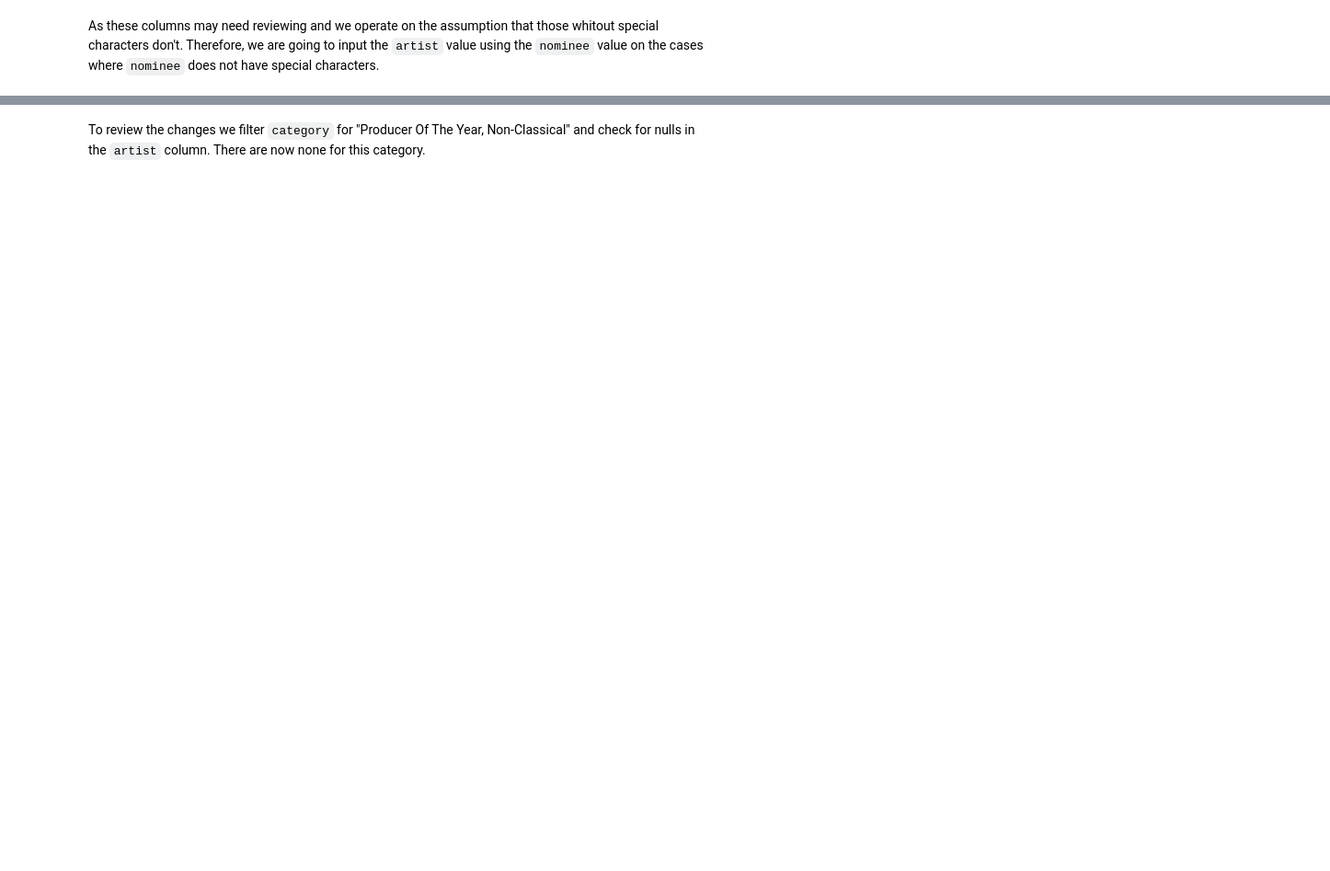
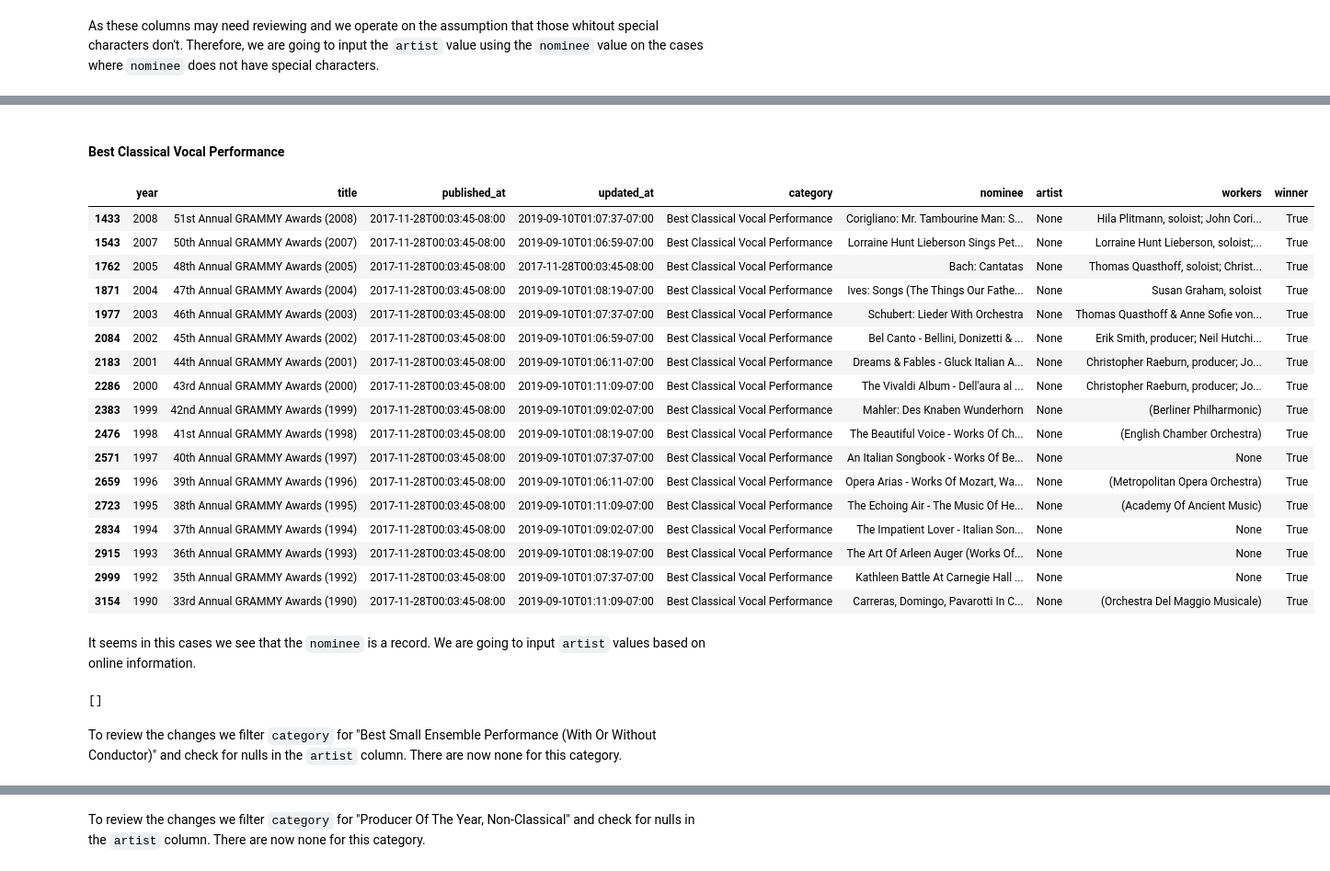
Before and after one commit to ntlg72/ws_002, a Jupyter notebook: notebooks/3.0-nlg-eda-grammys.ipynb, the cells around one changed output, grey strips where cells are left out. Shown at 92% size. Cells and saved outputs as stored; diff of their text form; code cells hidden in the pictures; blank space fills up the shorter version.

```diff
--- a/notebooks/3.0-nlg-eda-grammys.ipynb
+++ b/notebooks/3.0-nlg-eda-grammys.ipynb
@@ -397,2 +437,2 @@ In the cases when the `category` contains "Best" or "of the Year" and "artist" t
 # %%
-df1.loc[(df1['category'] == 'Producer Of The Year, Non-Classical') & (df1['artist'].isnull()), 'artist'] = df1['nominee']
+df1 = assign_nominee_to_artist(df1, "Producer Of The Year (Non-Classical)")
@@ -398,0 +539,24 @@ df1.loc[(df1['category'] == 'Producer Of The Year, Non-Classical') & (df1['artis
+# %%
+updates_best_classical_vocal={1816:"Janet Baker",
+                            3230:"Dawn Upshaw" ,
+                            3374:"Kathleen Battle",
+                            3443:"Kathleen Battle",
+                            3514:"John Aler",
+                            3585:"Heather Harper, Jessye Norman, Jose van Dam",
+                            3654:"Marilyn Horne, Leontyne Price",
+                            3718:"Leontyne Price",
+                            3767:"Dietrich Fischer-Dieskau",
+                            3775:"Marilyn Horne, Luciano Pavarotti, Joan Sutherland",
+                            3835:"Leontyne Price",
+                            3888:"Luciano Pavarotti",
+                            3942:"Luciano Pavarotti",
+                            4039:"Beverly Sills",
+                            4088:"Janet Baker",
+                            4183:"Leontyne Price",
+                            4315:"Dietrich Fischer-Dieskau",
+                            4450:"Leontyne Price",
+                            4538:"Leontyne Price"
+
+}
+
+df1 = update_columns(df1, updates=updates_best_classical_vocal)
@@ -398,0 +584,2 @@ df1.loc[(df1['category'] == 'Producer Of The Year, Non-Classical') & (df1['artis
+# %%
+df1 = assign_nominee_to_artist(df1, "Best New Artist")
@@ -398,0 +609,9 @@ df1.loc[(df1['category'] == 'Producer Of The Year, Non-Classical') & (df1['artis
+# %%
+updates_best_small_essemble={2382:"Joseph Jennings (conductor) and Chanticleer",
+                             2475:"Steve Reich (conductor), Steve Reich and Musicians",
+                             2570:"Claudio Abbado (conductor), Berliner Philharmonic",
+                             2658:"Pierre Boulez (conductor) and the Ensemble Inter-Contemporain"
+
+}
+
+df1 = update_columns(df1, updates=updates_best_small_essemble)
@@ -398,0 +625,29 @@ df1.loc[(df1['category'] == 'Producer Of The Year, Non-Classical') & (df1['artis
+# %% [markdown]
+#### Best Classical Vocal Performance
+# %%
+filter_rows_column_to_review(df1, "Best Classical Vocal Performance")
+# %% [output]
+|  | year | title | published_at | updated_at | category | nominee | artist | workers | winner |
+| 1433 | 2008 | 51st Annual GRAMMY Awards (2008) | 2017-11-28T00:03:45-08:00 | 2019-09-10T01:07:37-07:00 | Best Classical Vocal Performance | Corigliano: Mr. Tambourine Man: S... | None | Hila Plitmann, soloist; John Cori... | True |
+| 1543 | 2007 | 50th Annual GRAMMY Awards (2007) | 2017-11-28T00:03:45-08:00 | 2019-09-10T01:06:59-07:00 | Best Classical Vocal Performance | Lorraine Hunt Lieberson Sings Pet... | None | Lorraine Hunt Lieberson, soloist;... | True |
+| 1762 | 2005 | 48th Annual GRAMMY Awards (2005) | 2017-11-28T00:03:45-08:00 | 2017-11-28T00:03:45-08:00 | Best Classical Vocal Performance | Bach: Cantatas | None | Thomas Quasthoff, soloist; Christ... | True |
+| 1871 | 2004 | 47th Annual GRAMMY Awards (2004) | 2017-11-28T00:03:45-08:00 | 2019-09-10T01:08:19-07:00 | Best Classical Vocal Performance | Ives: Songs (The Things Our Fathe... | None | Susan Graham, soloist | True |
+| 1977 | 2003 | 46th Annual GRAMMY Awards (2003) | 2017-11-28T00:03:45-08:00 | 2019-09-10T01:07:37-07:00 | Best Classical Vocal Performance | Schubert: Lieder With Orchestra | None | Thomas Quasthoff & Anne Sofie von... | True |
+| 2084 | 2002 | 45th Annual GRAMMY Awards (2002) | 2017-11-28T00:03:45-08:00 | 2019-09-10T01:06:59-07:00 | Best Classical Vocal Performance | Bel Canto - Bellini, Donizetti & ... | None | Erik Smith, producer; Neil Hutchi... | True |
+| 2183 | 2001 | 44th Annual GRAMMY Awards (2001) | 2017-11-28T00:03:45-08:00 | 2019-09-10T01:06:11-07:00 | Best Classical Vocal Performance | Dreams & Fables - Gluck Italian A... | None | Christopher Raeburn, producer; Jo... | True |
+| 2286 | 2000 | 43rd Annual GRAMMY Awards (2000) | 2017-11-28T00:03:45-08:00 | 2019-09-10T01:11:09-07:00 | Best Classical Vocal Performance | The Vivaldi Album - Dell'aura al ... | None | Christopher Raeburn, producer; Jo... | True |
+| 2383 | 1999 | 42nd Annual GRAMMY Awards (1999) | 2017-11-28T00:03:45-08:00 | 2019-09-10T01:09:02-07:00 | Best Classical Vocal Performance | Mahler: Des Knaben Wunderhorn | None | (Berliner Philharmonic) | True |
+| 2476 | 1998 | 41st Annual GRAMMY Awards (1998) | 2017-11-28T00:03:45-08:00 | 2019-09-10T01:08:19-07:00 | Best Classical Vocal Performance | The Beautiful Voice - Works Of Ch... | None | (English Chamber Orchestra) | True |
+| 2571 | 1997 | 40th Annual GRAMMY Awards (1997) | 2017-11-28T00:03:45-08:00 | 2019-09-10T01:07:37-07:00 | Best Classical Vocal Performance | An Italian Songbook - Works Of Be... | None | None | True |
+| 2659 | 1996 | 39th Annual GRAMMY Awards (1996) | 2017-11-28T00:03:45-08:00 | 2019-09-10T01:06:11-07:00 | Best Classical Vocal Performance | Opera Arias - Works Of Mozart, Wa... | None | (Metropolitan Opera Orchestra) | True |
+| 2723 | 1995 | 38th Annual GRAMMY Awards (1995) | 2017-11-28T00:03:45-08:00 | 2019-09-10T01:11:09-07:00 | Best Classical Vocal Performance | The Echoing Air - The Music Of He... | None | (Academy Of Ancient Music) | True |
+| 2834 | 1994 | 37th Annual GRAMMY Awards (1994) | 2017-11-28T00:03:45-08:00 | 2019-09-10T01:09:02-07:00 | Best Classical Vocal Performance | The Impatient Lover - Italian Son... | None | None | True |
+| 2915 | 1993 | 36th Annual GRAMMY Awards (1993) | 2017-11-28T00:03:45-08:00 | 2019-09-10T01:08:19-07:00 | Best Classical Vocal Performance | The Art Of Arleen Auger (Works Of... | None | None | True |
+| 2999 | 1992 | 35th Annual GRAMMY Awards (1992) | 2017-11-28T00:03:45-08:00 | 2019-09-10T01:07:37-07:00 | Best Classical Vocal Performance | Kathleen Battle At Carnegie Hall ... | None | None | True |
+| 3154 | 1990 | 33rd Annual GRAMMY Awards (1990) | 2017-11-28T00:03:45-08:00 | 2019-09-10T01:11:09-07:00 | Best Classical Vocal Performance | Carreras, Domingo, Pavarotti In C... | None | (Orchestra Del Maggio Musicale) | True |
+# %% [markdown]
+It seems in this cases we see that the `nominee` is a record. We are going to input `artist` values based on online information.
+# %%
+get_indices_list(df1, "Best Small Ensemble Performance (With Or Without Conductor)")
+# %% [output]
+[]
@@ -398,0 +663,2 @@ df1.loc[(df1['category'] == 'Producer Of The Year, Non-Classical') & (df1['artis
+# %% [markdown]
+To review the changes we filter `category` for "Best Small Ensemble Performance (With Or Without Conductor)" and check for nulls in the `artist` column. There are now none for this category.
```
Also changed, not shown: parts of 115 cells of this notebook, 1 other file.
